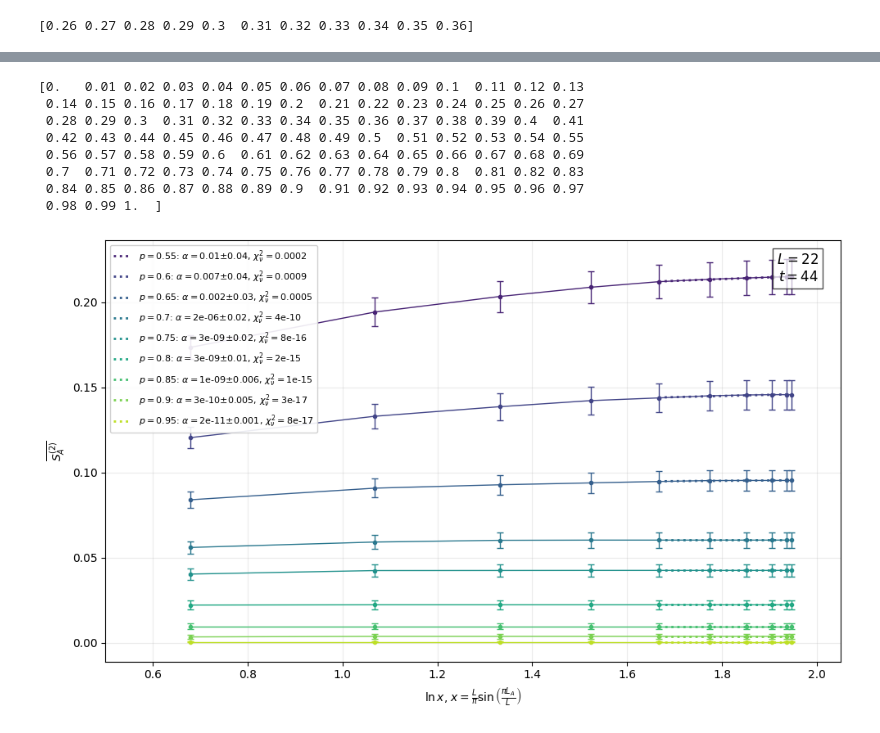
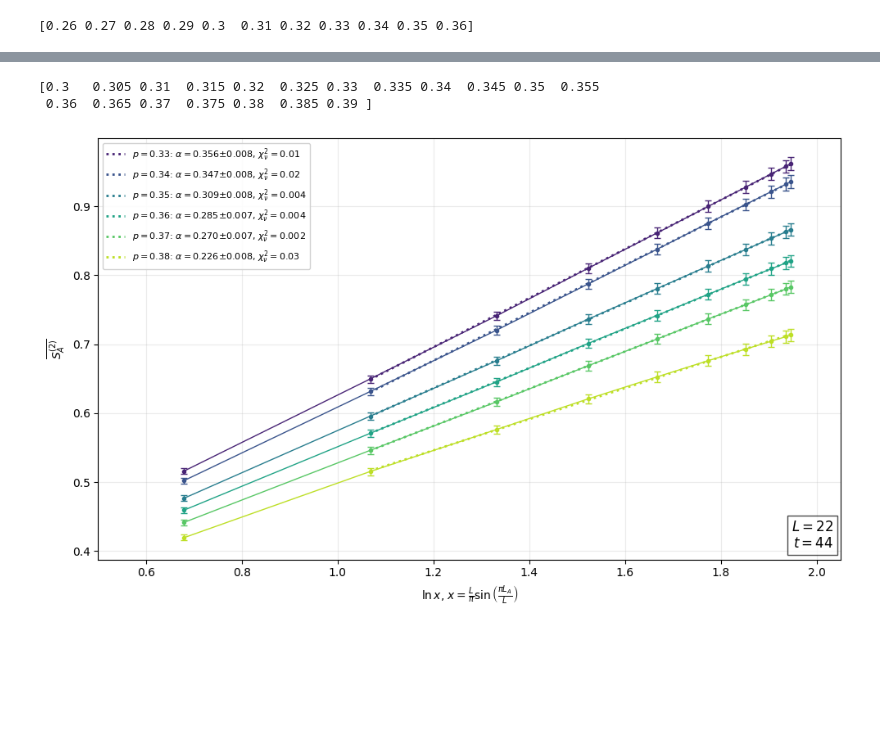
Before and after one commit to amarce4/mipt, a Jupyter notebook: python/mipt.ipynb, the cells around one changed output, grey strips where cells are left out. Saved outputs shown, nothing was run; the diff lists cells and outputs as text; code cells hidden in the pictures; blank space fills up the shorter version.

```diff
--- a/python/mipt.ipynb
+++ b/python/mipt.ipynb
@@ -304,7 +107,7 @@ CHUNKSIZE = 1_000_000  # Adjust according to available RAM.
 PLOT_BIPNEG = True
 
 files = [
-    "cpp/gmn_n_16_real_1k.csv",
+    "cpp/gmn_n_16_real_10k.csv",
 ]
 
 # System size corresponding to each file.
@@ -313,7 +116,7 @@ ns = [16]
 # Optional metadata shown in the textbox.
 # Set to None to omit a field.
 PERIODS = 16
-REALISATIONS = 1000
+REALISATIONS = 10000
 
 colors = ["black", "red", "orange", "green", "blue"]
 
@@ -1436,15 +1239,9 @@ Plotting...
 # %%
 import numpy as np
-print(np.linspace(0.0, 1.0, 101))
+print(np.linspace(0.30, 0.39, 19))
 # %% [output]
-[0.   0.01 0.02 0.03 0.04 0.05 0.06 0.07 0.08 0.09 0.1  0.11 0.12 0.13
- 0.14 0.15 0.16 0.17 0.18 0.19 0.2  0.21 0.22 0.23 0.24 0.25 0.26 0.27
- 0.28 0.29 0.3  0.31 0.32 0.33 0.34 0.35 0.36 0.37 0.38 0.39 0.4  0.41
- 0.42 0.43 0.44 0.45 0.46 0.47 0.48 0.49 0.5  0.51 0.52 0.53 0.54 0.55
- 0.56 0.57 0.58 0.59 0.6  0.61 0.62 0.63 0.64 0.65 0.66 0.67 0.68 0.69
- 0.7  0.71 0.72 0.73 0.74 0.75 0.76 0.77 0.78 0.79 0.8  0.81 0.82 0.83
- 0.84 0.85 0.86 0.87 0.88 0.89 0.9  0.91 0.92 0.93 0.94 0.95 0.96 0.97
- 0.98 0.99 1.  ]
+[0.3   0.305 0.31  0.315 0.32  0.325 0.33  0.335 0.34  0.345 0.35  0.355
+ 0.36  0.365 0.37  0.375 0.38  0.385 0.39 ]
 # %%
 from pathlib import Path
 
@@ -1458,8 +1255,9 @@ import pandas as pd
 # ---------------------------------------------------------------------------
 
 files = [
-    Path(f"old_cpp/csv/entropy/n22/run1/entropy_n22_p{p}_circ2.csv")
-    for p in ["0.55", "0.60", "0.65", "0.70", "0.75", "0.80", "0.85", "0.9", "0.95"]
+    Path(f"cpp/csv/entropy/entropy_n22_p{p}_circ2_real1000.csv")
+    for p in ["0.33", "0.34", "0.35", "0.36", "0.37", "0.38"]
+    # for p in ["0.55", "0.60", "0.65", "0.70", "0.75", "0.80", "0.85", "0.9", "0.95"]
 ]
 
 # Only fit curves whose measurement rate is strictly greater than this value.
@@ -1467,7 +1265,7 @@ files = [
 above_p = 0.3
 
 # Exclude the first k points, ordered by increasing L_A, from each linear fit.
-exclude_first_k_pts = 4
+exclude_first_k_pts = 1
 
 # S2_stderr is appropriate for uncertainty-weighted fits to the ensemble mean.
 # S2_stddev instead represents trajectory-to-trajectory spread.
@@ -1673,9 +1471,10 @@ for i, file in enumerate(files):
             )
             fit_y_line = slope * fit_x_line + intercept
 
+            slope_precision = max(0, int(np.ceil(-np.log10(abs(slope_stderr)))))
             fit_label = (
                 rf"$p={p:g}$: "
-                rf"$\alpha=${slope:.1g}$\pm${slope_stderr:.1g}, "
+                rf"$\alpha=${slope:.{slope_precision}f}$\pm${slope_stderr:.{slope_precision}f}, "
                 rf"$\chi_\nu^2=${reduced_chi_squared:.1g}"
             )
 
@@ -1718,41 +1517,41 @@ props = {
 }
 
 ax1.text(
-    0.97,
-    0.97,
+    0.99,
+    0.02,
     metadata_text,
     transform=ax1.transAxes,
     fontsize=12,
     horizontalalignment="right",
-    verticalalignment="top",
+    verticalalignment="bottom",
     bbox=props,
 )
 
 
 # ---------------------------------------------------------------------------
 # Formatting
 # ---------------------------------------------------------------------------
 
 ax1.set_xlabel(
     r"$\ln x$, "
     r"$x=\frac{L}{\pi}\sin\left(\frac{\pi L_A}{L}\right)$"
 )
 ax1.set_ylabel(r"$\overline{S_A^{(2)}}$")
 
 ax1.legend(
     fontsize=8,
     framealpha=0.9,
     loc="upper left",
 )
 
 ax1.grid(alpha=0.25)
 # ax1.set_ylim(-0.05, 2.25)
 ax1.set_xlim(0.5, 2.05)
 
 fig.tight_layout()
 plt.show()
 # %% [output]
-[figure, old version]
+[figure, new version]
 # %%
 from pathlib import Path
 
```
Also changed, not shown: parts of 8 cells of this notebook, 3 other files.
